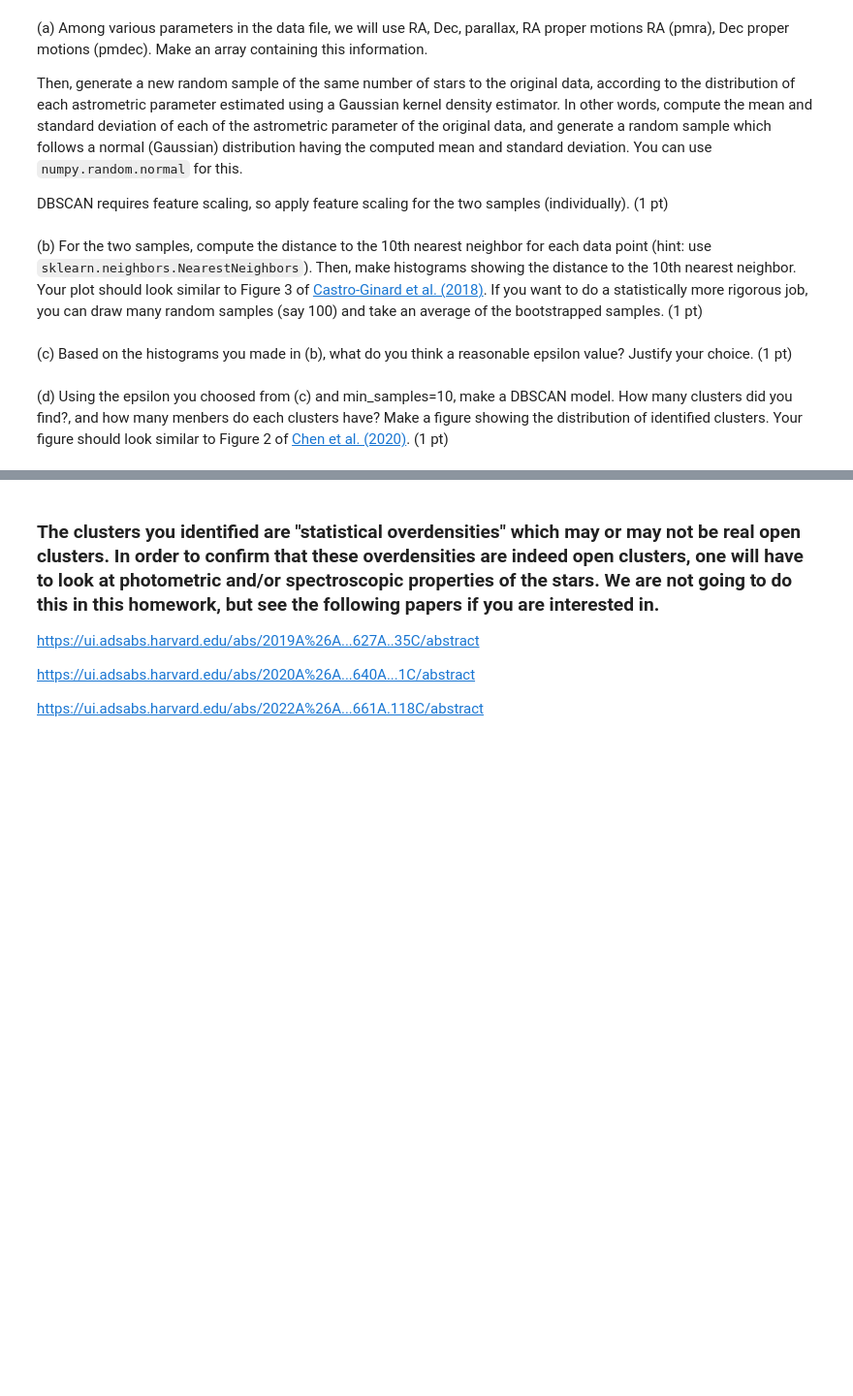
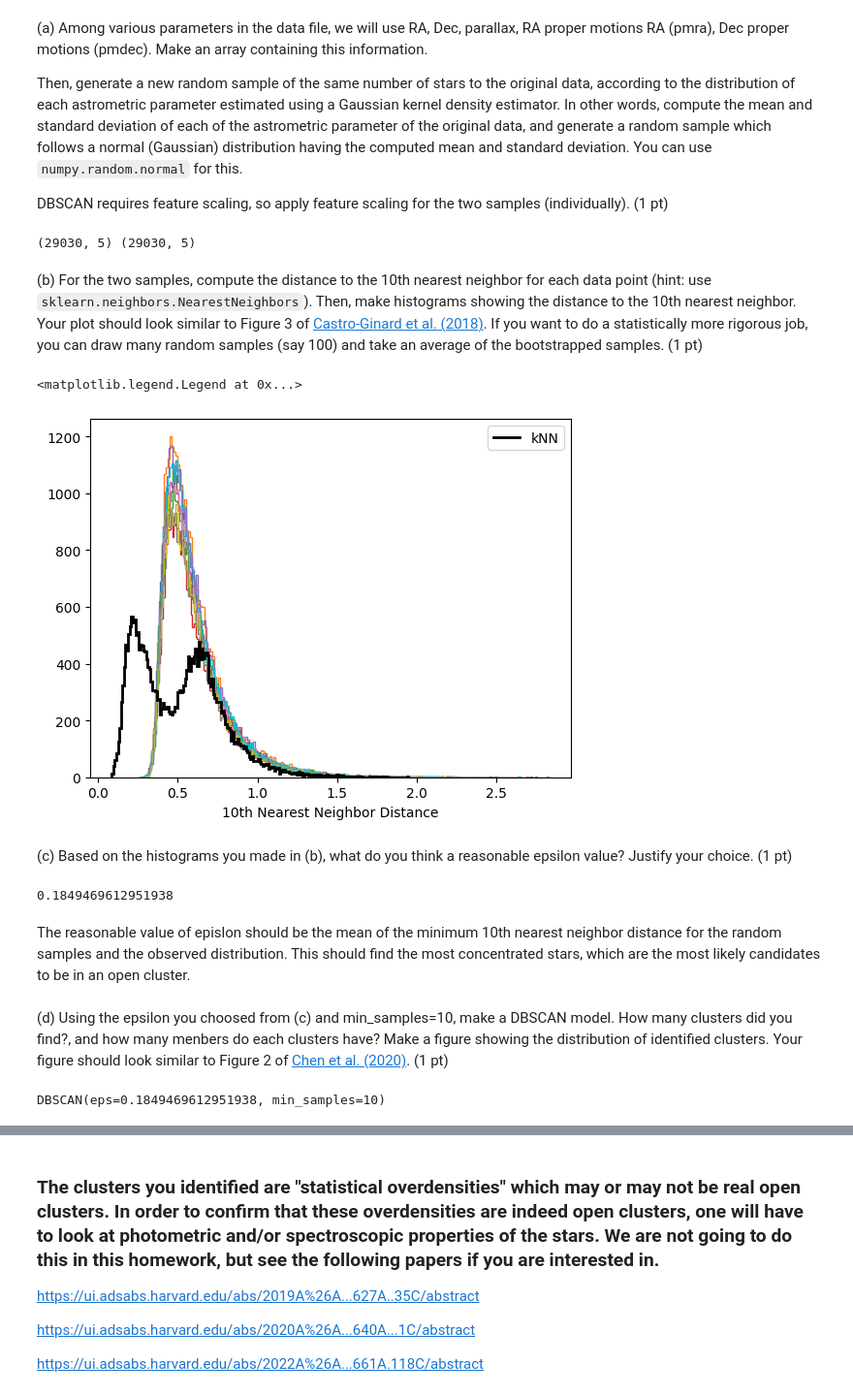
Before and after one commit to SpacialTree/machinelearning-homework, a Jupyter notebook: Homework/HW4/AST7939_homework4.ipynb, the cells around one changed output, grey strips where cells are left out. Shown: that part at 97% size. Drawn from its saved outputs; the diff is of its cells as text; code cells hidden in the pictures; blank space fills up the shorter version.

````diff
--- a/Homework/HW4/AST7939_homework4.ipynb
+++ b/Homework/HW4/AST7939_homework4.ipynb
@@ -86,9 +93,75 @@ DBSCAN requires feature scaling, so apply feature scaling for the two samples (i
 # make a plot like histogram
 # based on histogram, choose a histogram
 # make DBSCAN model, identify clusters?
+
+def get_distro(lis):
+    mean = np.mean(lis)
+    std = np.std(lis)
+    size = np.array(lis).size
+    return np.random.normal(loc=mean, scale=std, size=size)
+
+def get_new_random_sample(df):
+    new_random_ra = get_distro(np.array(df['ra']))
+    new_random_dec = get_distro(np.array(df['dec']))
+    new_random_parallax = get_distro(np.array(df['parallax']))
+    new_random_pmra = get_distro(np.array(df['pmra']))
+    new_random_pmdec = get_distro(np.array(df['pmdec']))
+
+    new_random_sample = np.array([new_random_ra, new_random_dec, new_random_parallax, new_random_pmra, new_random_pmdec]).T
+    return new_random_sample
+
+feature_names = ['ra', 'dec', 'parallax', 'pmra', 'pmdec']
+X = np.array(df[feature_names])
+
+new_random_sample = get_new_random_sample(df)
+
+
+print(X.shape, new_random_sample.shape)
+
+X_scaled = StandardScaler().fit(X).transform(X)
+new_random_sample_scaled = StandardScaler().fit(new_random_sample).transform(new_random_sample)
+# %% [output]
+(29030, 5) (29030, 5)
 # %% [markdown]
 (b) For the two samples, compute the distance to the 10th nearest neighbor for each data point (hint: use ```sklearn.neighbors.NearestNeighbors```). Then, make histograms showing the distance to the 10th nearest neighbor. Your plot should look similar to Figure 3 of [Castro-Ginard et al. (2018)]( https://ui.adsabs.harvard.edu/abs/2018A%26A...618A..59C/abstract). If you want to do a statistically more rigorous job, you can draw many random samples (say 100) and take an average of the bootstrapped samples. (1 pt)
+# %%
+def plot_10th_dist(lis, **kwargs):
+    kNN = NearestNeighbors(n_neighbors=10)
+    kNN.fit(lis)
+    neigh_dist, neigh_ind = kNN.kneighbors(lis, 10)
+    nearesth_tenth = neigh_dist[:, -1]
+    bins = np.linspace(np.min(nearesth_tenth), np.max(nearesth_tenth), num=200)
+    counts, bins = np.histogram(nearesth_tenth, bins=bins)
+    plt.stairs(counts, bins, **kwargs)
+    return np.min(nearesth_tenth)
+
+eps_rand = np.zeros(10)
+
+for i in range(eps_rand.size):
+    new_random_sample = get_new_random_sample(df)
+    new_random_sample_scaled = StandardScaler().fit(new_random_sample).transform(new_random_sample)
+    eps_rand[i] = plot_10th_dist(new_random_sample_scaled)
+
+eps_kNN =  plot_10th_dist(X_scaled, color='k', linewidth=2, label='kNN')
+
+plt.xlabel('10th Nearest Neighbor Distance')
+plt.legend()
+# %% [output]
+<matplotlib.legend.Legend at 0x...>
+[figure, added]
 # %% [markdown]
 (c) Based on the histograms you made in (b), what do you think a reasonable epsilon value? Justify your choice. (1 pt)
+# %%
+eps = np.mean([np.mean(eps_rand), eps_kNN])
+eps
+# %% [output]
+0.1849469612951938
+# %% [markdown]
+The reasonable value of epislon should be the mean of the minimum 10th nearest neighbor distance for the random samples and the observed distribution. This should find the most concentrated stars, which are the most likely candidates to be in an open cluster.
 # %% [markdown]
 (d) Using the epsilon you choosed from (c) and min_samples=10, make a DBSCAN model. How many clusters did you find?, and how many menbers do each clusters have? Make a figure showing the distribution of identified clusters. Your figure should look similar to Figure 2 of [Chen et al. (2020)](https://ui.adsabs.harvard.edu/abs/2020A%26A...643A.114C/abstract). (1 pt)
+# %%
+model = DBSCAN(eps=eps, min_samples=10)
+model.fit(X_scaled)
+# %% [output]
+DBSCAN(eps=0.1849469612951938, min_samples=10)
````
Also changed, not shown: parts of 4 cells of this notebook.
